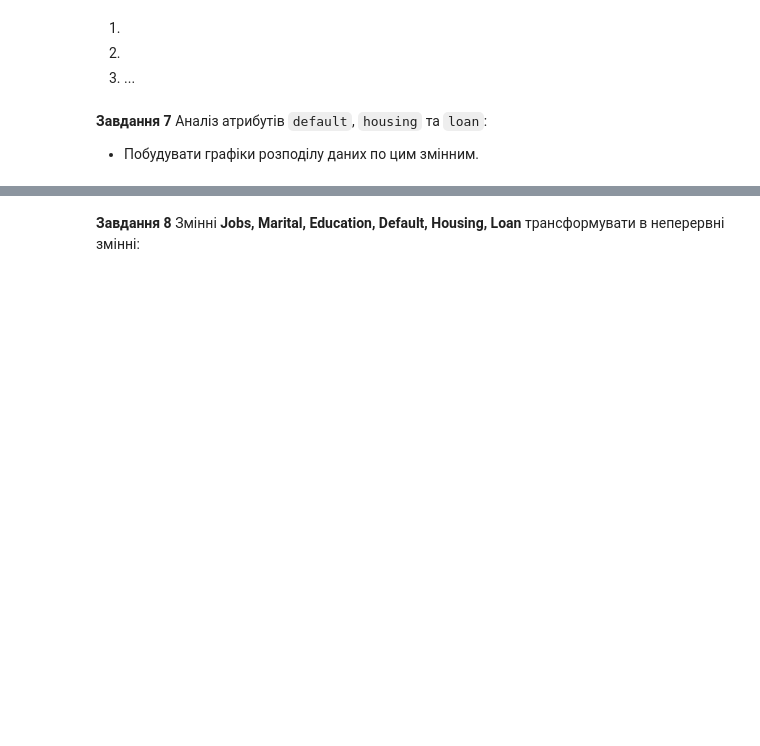
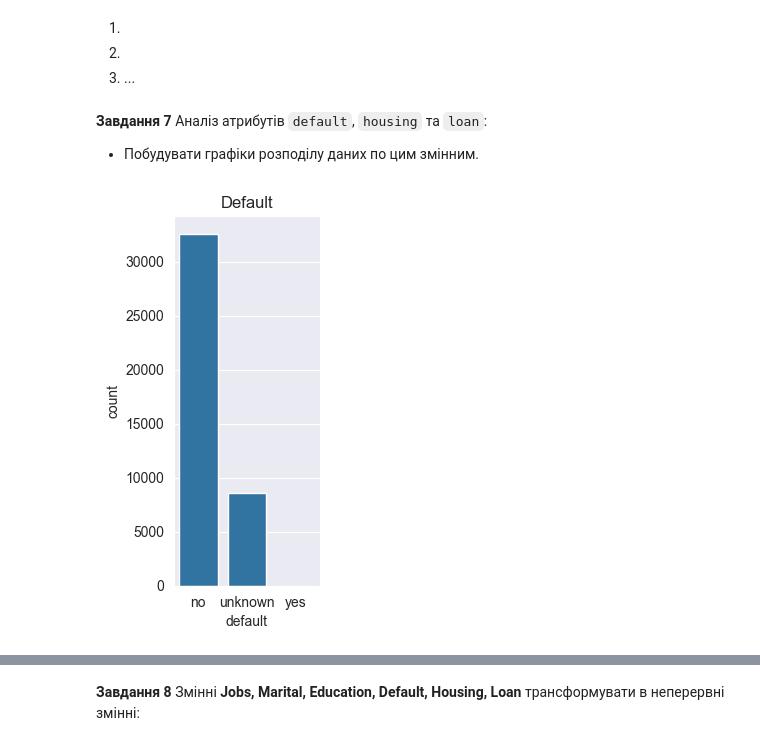
Before and after one commit to mineo71/OSHI, a Jupyter notebook: Task5_Classification_Rylsky_Oleh.ipynb, the cells around one changed output, grey strips where cells are left out. Cells and saved outputs as stored; diff of their text form; code cells hidden in the pictures; blank space fills up the shorter version.

```diff
--- a/Task5_Classification_Rylsky_Oleh.ipynb
+++ b/Task5_Classification_Rylsky_Oleh.ipynb
@@ -257,0 +291,7 @@ outliers = detect_outliers_with_interquantile_range(bank_client, 'age', 10, 90)
+# %%
+plt.subplot(1, 3, 1)
+sns.countplot(x='default', data=df)
+plt.title('Default')
+plt.show()
+# %% [output]
+[figure, added]
```
Also changed, not shown: parts of 37 cells of this notebook.
